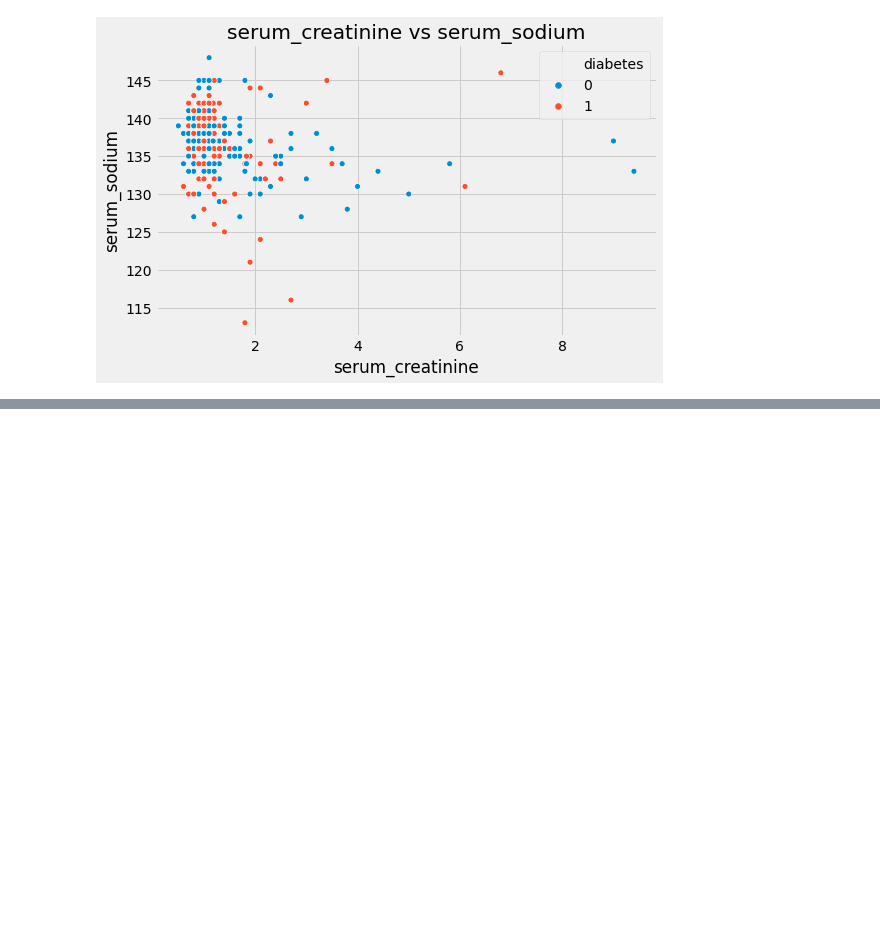
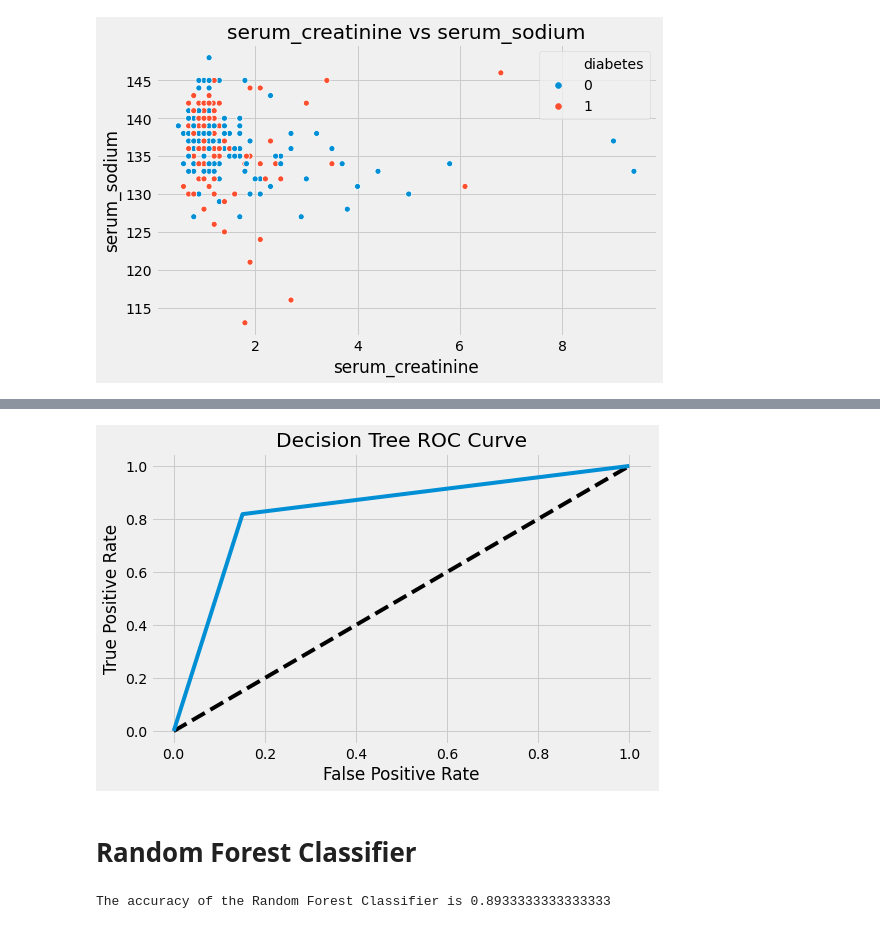
Before and after one commit to pratik-276/Infinite_Stories_with_Data, a Jupyter notebook: Heart Failure Prediction/what-s-your-chances-of-surviving-a-heart-attack.ipynb, the cells around one changed output, grey strips where cells are left out. Cells and saved outputs as stored; diff of their text form; code cells hidden in the pictures; blank space fills up the shorter version.

```diff
--- a/Heart Failure Prediction/what-s-your-chances-of-surviving-a-heart-attack.ipynb
+++ b/Heart Failure Prediction/what-s-your-chances-of-surviving-a-heart-attack.ipynb
@@ -149,0 +225,24 @@ plt.show()
+# %%
+model = DecisionTreeClassifier(min_samples_split=2, class_weight={0:2,1:7}, random_state=13)
+model.fit(train_X, train_y)
+y_pred_prob = model.predict_proba(test_X)[:,1]
+fpr, tpr, thresholds = roc_curve(test_y, y_pred_prob)
+plt.plot([0, 1], [0, 1], 'k--')
+plt.plot(fpr, tpr, label='DT')
+plt.xlabel('False Positive Rate')
+plt.ylabel('True Positive Rate')
+plt.title('Decision Tree ROC Curve')
+plt.show()
+# %% [output]
+[figure, added]
+# %% [markdown]
+# Random Forest Classifier
+# %%
+from sklearn.ensemble import RandomForestClassifier
+
+model = RandomForestClassifier(min_samples_split=2, class_weight={0:2,1:7}, random_state=13)
+model.fit(train_X,train_y)
+prediction=model.predict(test_X)
+print('The accuracy of the Random Forest Classifier is', accuracy_score(prediction,test_y))
+# %% [output]
+The accuracy of the Random Forest Classifier is 0.8933333333333333
```
Also changed, not shown: parts of 30 cells of this notebook.
